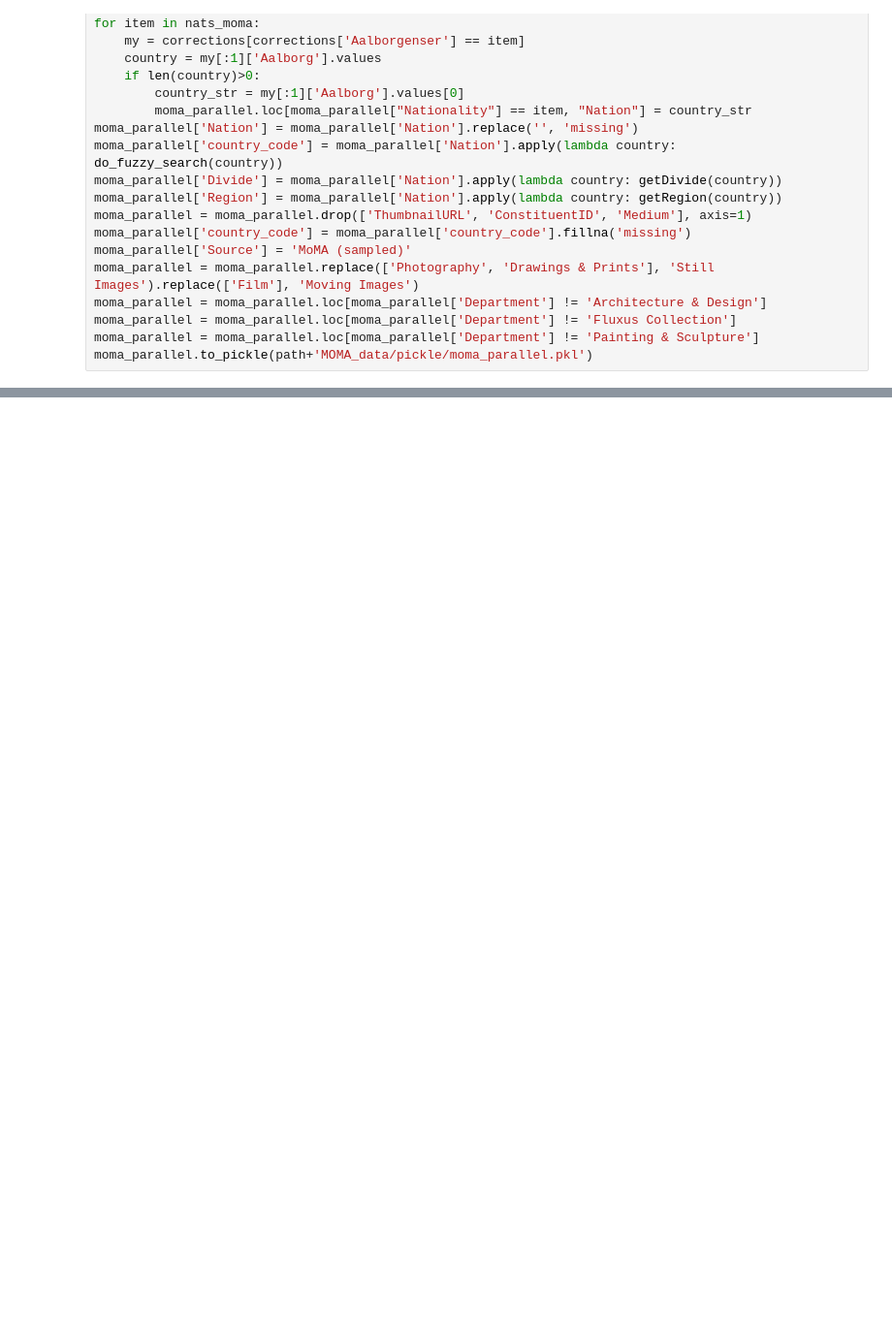
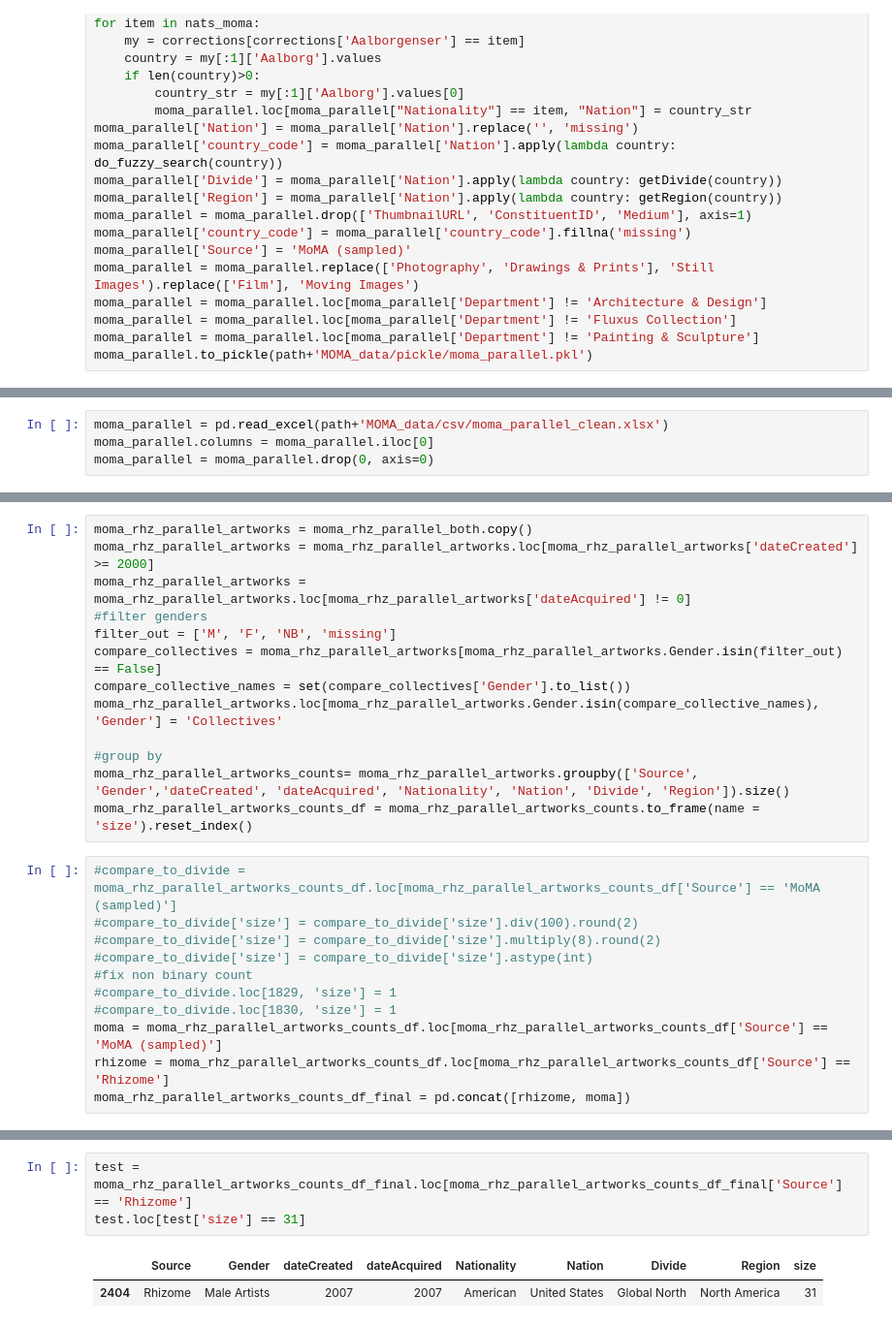
Before and after one commit to laurentfintoni/Net-Art-Rev, a Jupyter notebook: net_art_revolution.ipynb, the cells around one changed output, grey strips where cells are left out. Shown at 97% size. Drawn from its saved outputs; the diff is of its cells as text; blank space fills up the shorter version.

```diff
--- a/net_art_revolution.ipynb
+++ b/net_art_revolution.ipynb
@@ -1688,3 +1702,7 @@ moma_parallel = pd.read_pickle(path+'MOMA_data/pickle/moma_parallel.pkl')
+# %%
+moma_parallel = pd.read_excel(path+'MOMA_data/csv/moma_parallel_clean.xlsx')
+moma_parallel.columns = moma_parallel.iloc[0]
+moma_parallel = moma_parallel.drop(0, axis=0)
 # %%
 #combine them, remove entries with missing gender/divide info, add a numerical version of gender for parallel viz
 rhz_parallel_both = rhz_parallel.copy()
@@ -2064,0 +1819,24 @@ fig.show()
+# %%
+moma_rhz_parallel_artworks = moma_rhz_parallel_both.copy()
+moma_rhz_parallel_artworks = moma_rhz_parallel_artworks.loc[moma_rhz_parallel_artworks['dateCreated'] >= 2000]
+moma_rhz_parallel_artworks = moma_rhz_parallel_artworks.loc[moma_rhz_parallel_artworks['dateAcquired'] != 0]
+#filter genders
+filter_out = ['M', 'F', 'NB', 'missing']
+compare_collectives = moma_rhz_parallel_artworks[moma_rhz_parallel_artworks.Gender.isin(filter_out) == False]
+compare_collective_names = set(compare_collectives['Gender'].to_list())
+moma_rhz_parallel_artworks.loc[moma_rhz_parallel_artworks.Gender.isin(compare_collective_names), 'Gender'] = 'Collectives'
+
+#group by
+moma_rhz_parallel_artworks_counts= moma_rhz_parallel_artworks.groupby(['Source', 'Gender','dateCreated', 'dateAcquired', 'Nationality', 'Nation', 'Divide', 'Region']).size()
+moma_rhz_parallel_artworks_counts_df = moma_rhz_parallel_artworks_counts.to_frame(name = 'size').reset_index()
+# %%
+#compare_to_divide = moma_rhz_parallel_artworks_counts_df.loc[moma_rhz_parallel_artworks_counts_df['Source'] == 'MoMA (sampled)']
+#compare_to_divide['size'] = compare_to_divide['size'].div(100).round(2)
+#compare_to_divide['size'] = compare_to_divide['size'].multiply(8).round(2)
+#compare_to_divide['size'] = compare_to_divide['size'].astype(int)
+#fix non binary count
+#compare_to_divide.loc[1829, 'size'] = 1
+#compare_to_divide.loc[1830, 'size'] = 1
+moma = moma_rhz_parallel_artworks_counts_df.loc[moma_rhz_parallel_artworks_counts_df['Source'] == 'MoMA (sampled)']
+rhizome = moma_rhz_parallel_artworks_counts_df.loc[moma_rhz_parallel_artworks_counts_df['Source'] == 'Rhizome']
+moma_rhz_parallel_artworks_counts_df_final = pd.concat([rhizome, moma])
@@ -2064,0 +1880,6 @@ fig.show()
+# %%
+test = moma_rhz_parallel_artworks_counts_df_final.loc[moma_rhz_parallel_artworks_counts_df_final['Source'] == 'Rhizome']
+test.loc[test['size'] == 31]
+# %% [output]
+|  | Source | Gender | dateCreated | dateAcquired | Nationality | Nation | Divide | Region | size |
+| 2404 | Rhizome | Male Artists | 2007 | 2007 | American | United States | Global North | North America | 31 |
```
Also changed, not shown: parts of 44 cells of this notebook, 8 other files.
